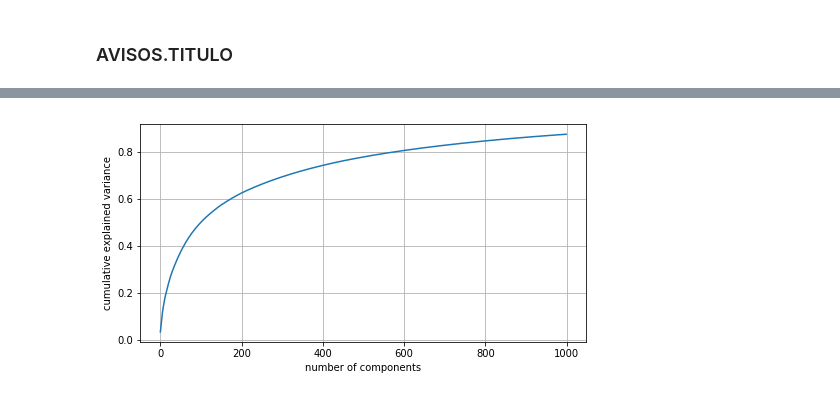
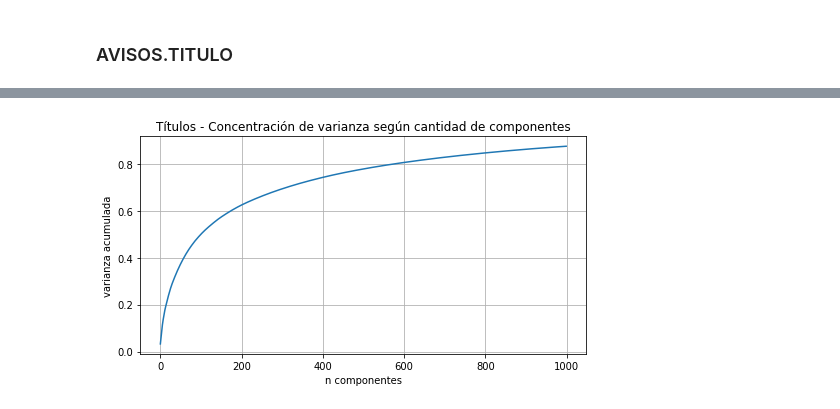
Before and after one commit to tbotalla/Datos1Q2018, a Jupyter notebook: parte2/prep2.ipynb, the cells around one changed output, grey strips where cells are left out. Drawn from its saved outputs; the diff is of its cells as text; code cells hidden in the pictures.

```diff
--- a/parte2/prep2.ipynb
+++ b/parte2/prep2.ipynb
@@ -230,11 +258,18 @@ Wall time: 5min
 # KMeans tarda mucho y según la doc MiniBatchKMeans da practicamente los mismos resultados
 # AgglomerativeClustering no acepta matrices esparcidas
 from sklearn.cluster import MiniBatchKMeans#, KMeans
-clusters = range(2,101)
+clusters = range(2,101,2)# cada 2 para q no tarde tanto
 costs = []
 for n_clusters in clusters:
   model = MiniBatchKMeans(n_clusters=n_clusters, batch_size=2000, reassignment_ratio=0.0001)
   model.fit(X)
   costs.append(model.inertia_)
   #print('k:',n_clusters,'| cost:', model.inertia_)
+plt.figure(figsize=(8,4))
+plt.plot(clusters, costs, marker='o')
+plt.grid(True)
+plt.title('Descrición - Inercia según cantidad de clusters')
+plt.xlabel('n clusters')
+plt.ylabel('inercia')
+plt.show()
 # %% [output]
@@ -265,5 +279,5 @@ plt.show()
 # %%
-n_clusters = 8
+n_clusters = 60
 # %%
 %%time
 mbkm_model = MiniBatchKMeans(n_clusters=n_clusters, batch_size=2000, reassignment_ratio=0.0001)
@@ -312,8 +327,9 @@ svd = TruncatedSVD(n_components=1000)
 
 plt.figure(figsize=(8,4))
 plt.plot(np.cumsum(svd.explained_variance_ratio_))
-plt.xlabel('number of components')
-plt.ylabel('cumulative explained variance')
+plt.title('Títulos - Concentración de varianza según cantidad de componentes')
+plt.xlabel('n componentes')
+plt.ylabel('varianza acumulada')
 plt.grid()
 plt.show()
 # %% [output]
@@ -322 +338 @@ Wall time: 41.8 s
-[figure, old version]
+[figure, new version]
```
Also changed, not shown: parts of 35 cells of this notebook.
